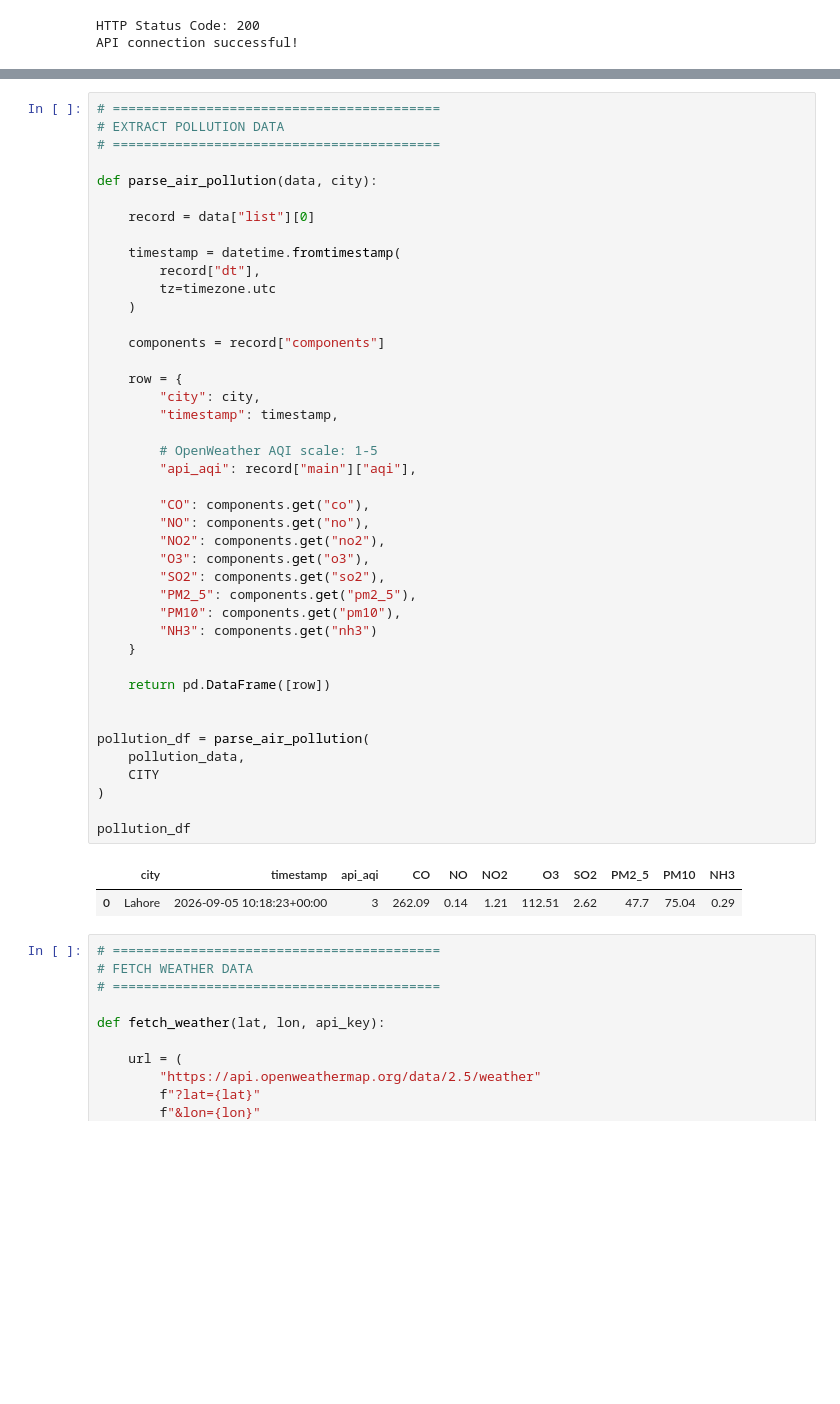
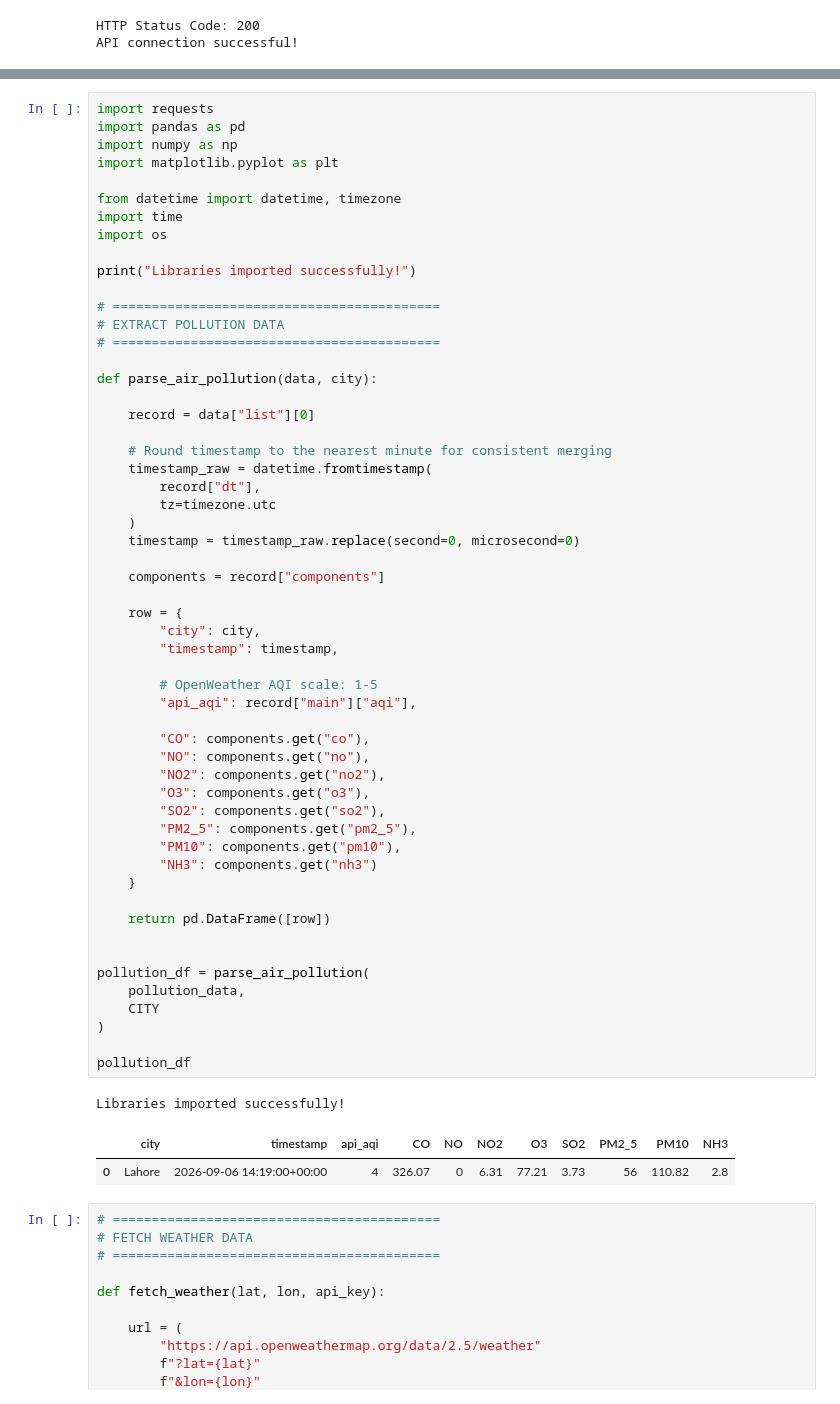
Before and after one commit to Ham41za/Pearls-AQI-Predictor, a Jupyter notebook: AQI_Predictor.ipynb, the cells around one changed output, grey strips where cells are left out. Cells and saved outputs as stored; diff of their text form; blank space fills up the shorter version.

```diff
--- a/AQI_Predictor.ipynb
+++ b/AQI_Predictor.ipynb
@@ -102,4 +104,15 @@ Air pollution data received!
 # %%
+import requests
+import pandas as pd
+import numpy as np
+import matplotlib.pyplot as plt
+
+from datetime import datetime, timezone
+import time
+import os
+
+print("Libraries imported successfully!")
+
 # ==========================================
 # EXTRACT POLLUTION DATA
 # ==========================================
@@ -108,42 +121,45 @@ def parse_air_pollution(data, city):
 
     record = data["list"][0]
 
-    timestamp = datetime.fromtimestamp(
+    # Round timestamp to the nearest minute for consistent merging
+    timestamp_raw = datetime.fromtimestamp(
         record["dt"],
         tz=timezone.utc
     )
+    timestamp = timestamp_raw.replace(second=0, microsecond=0)
 
     components = record["components"]
 
     row = {
         "city": city,
         "timestamp": timestamp,
 
         # OpenWeather AQI scale: 1-5
         "api_aqi": record["main"]["aqi"],
 
         "CO": components.get("co"),
         "NO": components.get("no"),
         "NO2": components.get("no2"),
         "O3": components.get("o3"),
         "SO2": components.get("so2"),
         "PM2_5": components.get("pm2_5"),
         "PM10": components.get("pm10"),
         "NH3": components.get("nh3")
     }
 
     return pd.DataFrame([row])
 
 
 pollution_df = parse_air_pollution(
     pollution_data,
     CITY
 )
 
 pollution_df
 # %% [output]
+Libraries imported successfully!
 |  | city | timestamp | api_aqi | CO | NO | NO2 | O3 | SO2 | PM2_5 | PM10 | NH3 |
-| 0 | Lahore | 2026-09-05 10:18:23+00:00 | 3 | 262.09 | 0.14 | 1.21 | 112.51 | 2.62 | 47.7 | 75.04 | 0.29 |
+| 0 | Lahore | 2026-09-06 14:19:00+00:00 | 4 | 326.07 | 0 | 6.31 | 77.21 | 3.73 | 56 | 110.82 | 2.8 |
 # %%
 # ==========================================
 # FETCH WEATHER DATA
```
Also changed, not shown: parts of 41 cells of this notebook.
